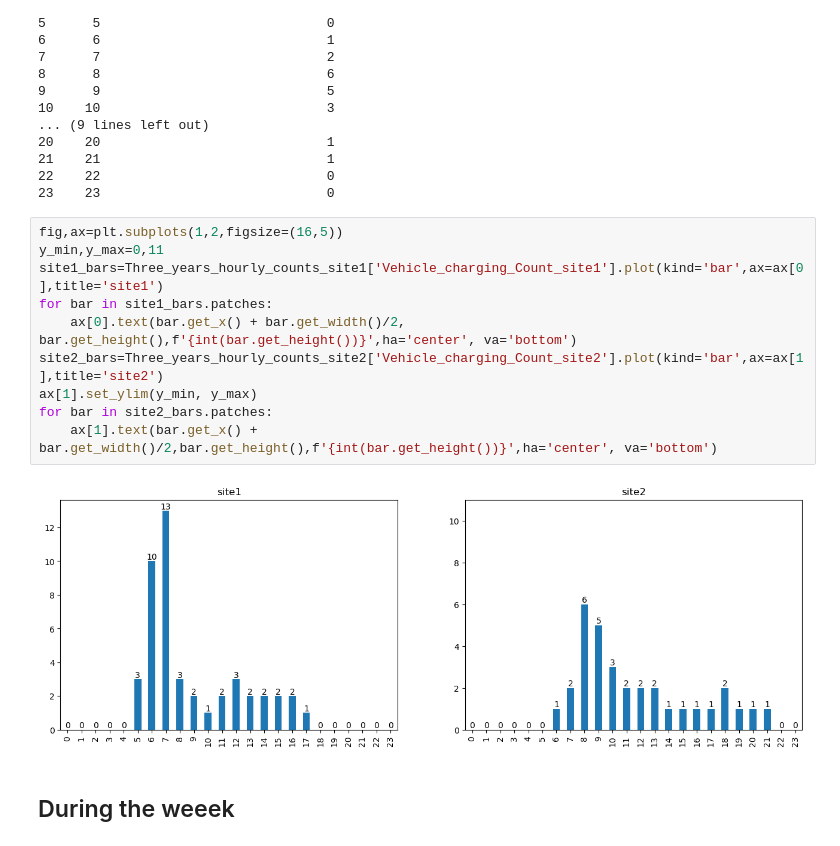
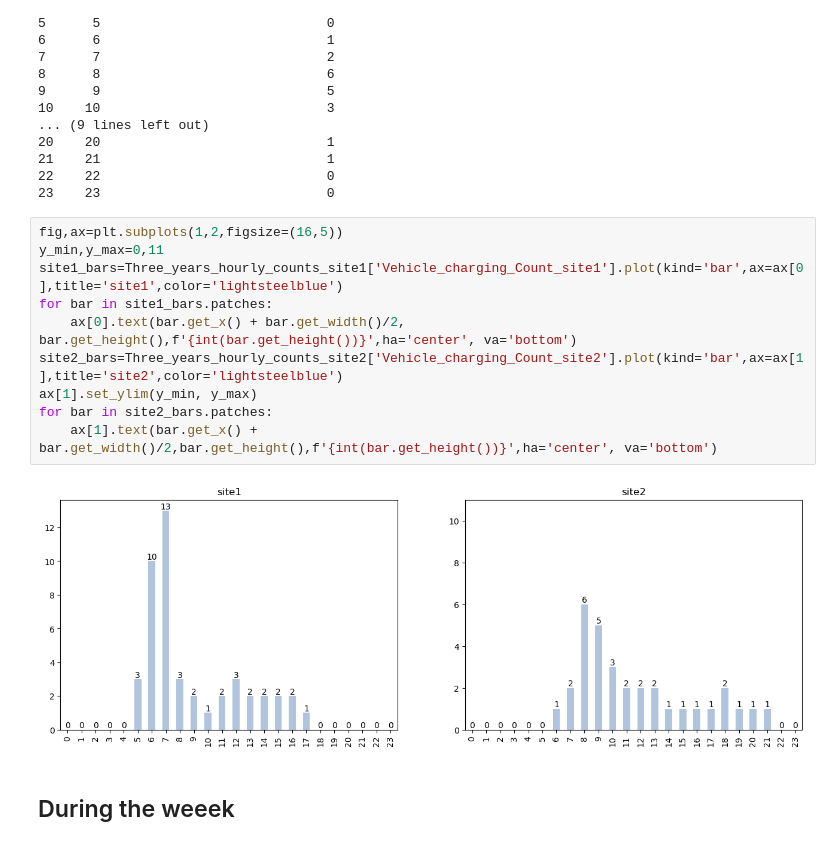
Before and after one commit to JanRkck/AA24, a Jupyter notebook: Descriptive Analytics (a) and (c).ipynb, the cells around one changed output. Saved outputs shown, nothing was run; the diff lists cells and outputs as text.

```diff
--- a/Descriptive Analytics (a) and (c).ipynb
+++ b/Descriptive Analytics (a) and (c).ipynb
@@ -276,15 +277,15 @@ print(Three_years_hourly_counts_site2)
 # %%
 fig,ax=plt.subplots(1,2,figsize=(16,5))
 y_min,y_max=0,11
-site1_bars=Three_years_hourly_counts_site1['Vehicle_charging_Count_site1'].plot(kind='bar',ax=ax[0],title='site1')
+site1_bars=Three_years_hourly_counts_site1['Vehicle_charging_Count_site1'].plot(kind='bar',ax=ax[0],title='site1',color='lightsteelblue')
 for bar in site1_bars.patches:
     ax[0].text(bar.get_x() + bar.get_width()/2, bar.get_height(),f'{int(bar.get_height())}',ha='center', va='bottom')
-site2_bars=Three_years_hourly_counts_site2['Vehicle_charging_Count_site2'].plot(kind='bar',ax=ax[1],title='site2')
+site2_bars=Three_years_hourly_counts_site2['Vehicle_charging_Count_site2'].plot(kind='bar',ax=ax[1],title='site2',color='lightsteelblue')
 ax[1].set_ylim(y_min, y_max)
 for bar in site2_bars.patches:
     ax[1].text(bar.get_x() + bar.get_width()/2,bar.get_height(),f'{int(bar.get_height())}',ha='center', va='bottom')
 # %% [output]
-[figure, old version]
+[figure, new version]
 # %% [markdown]
 ## During the weeek
 # %% [markdown]
```
Also changed, not shown: parts of 14 cells of this notebook.
